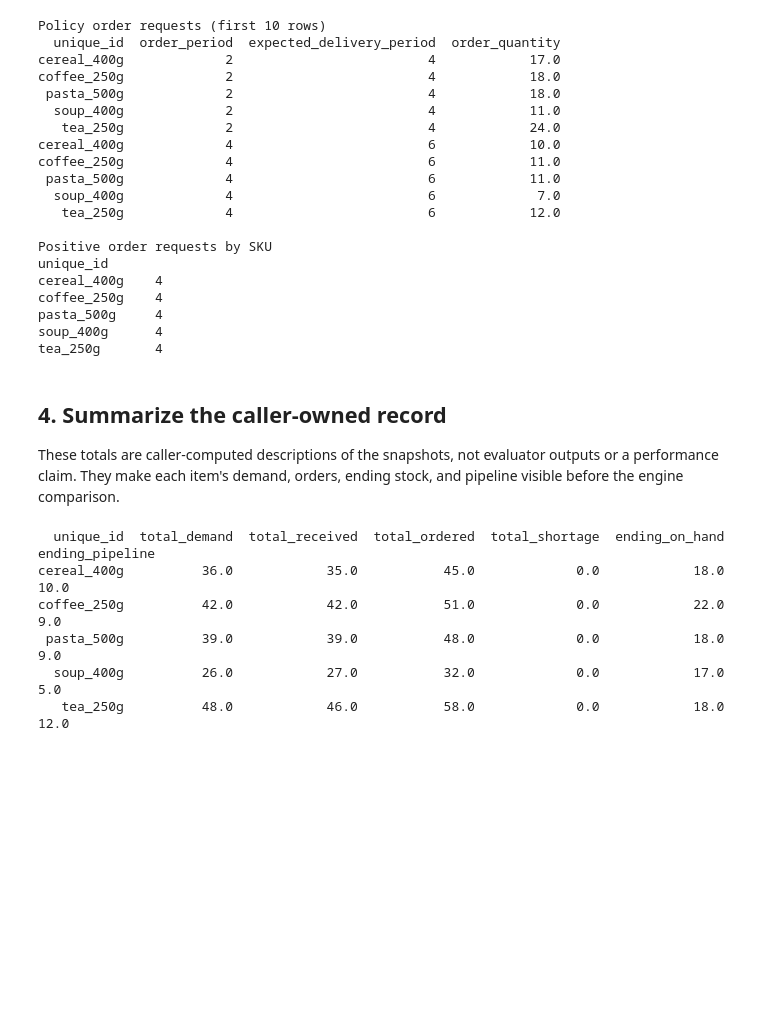
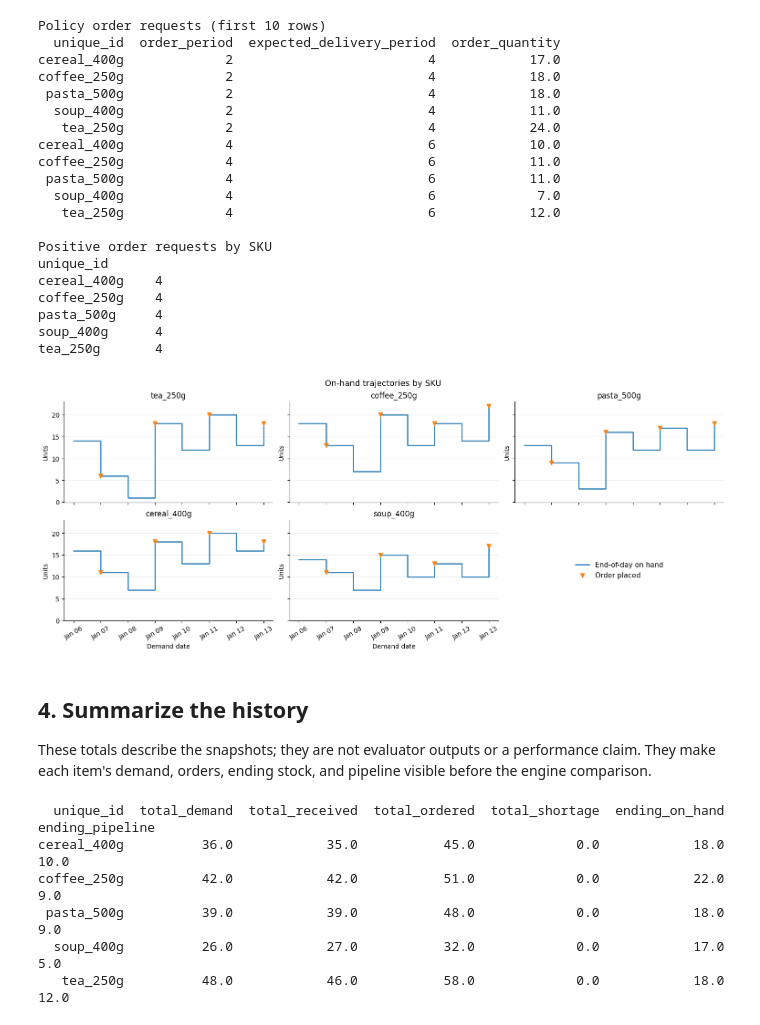
Before and after one commit to FilTheo/stockcast, a Jupyter notebook: examples/notebooks/03_component_loop.ipynb, the cells around one changed output. Cells and saved outputs as stored; diff of their text form; code cells hidden in the pictures; blank space fills up the shorter version.

```diff
--- a/examples/notebooks/03_component_loop.ipynb
+++ b/examples/notebooks/03_component_loop.ipynb
@@ -304,8 +337,34 @@ coffee_250g    4
 pasta_500g     4
 soup_400g      4
 tea_250g       4
+# %%
+# One idea: on-hand sawtooth per SKU; the engine comparison comes later.
+fig, axes = plt.subplots(2, 3, figsize=(15, 6), sharex=True, sharey=True, layout='constrained')
+for axis, sku in zip(axes.flat, skus):
+    series = manual_history.loc[manual_history['unique_id'].eq(sku)].sort_values('period')
+    axis.step(series['date'], series['on_hand'], where='post', color='#2C7FB8', linewidth=1.8)
+    sku_orders = series.loc[series['ordered'] > 0]
+    axis.scatter(sku_orders['date'], sku_orders['on_hand'], marker='v', s=45, color='#F58518', zorder=4)
+    axis.set(title=sku, ylabel='Units')
+    axis.grid(axis='y', alpha=0.22)
+    axis.spines[['top', 'right']].set_visible(False)
+# The sixth slot holds the shared key instead of overlapping the title.
+legend_ax = axes.flat[-1]
+legend_ax.axis('off')
+on_hand_key, = legend_ax.plot([], [], color='#2C7FB8', linewidth=1.8, label='End-of-day on hand')
+order_key = legend_ax.scatter([], [], marker='v', s=45, color='#F58518', label='Order placed')
+legend_ax.legend(handles=[on_hand_key, order_key], loc='center', frameon=False, fontsize=11)
+for axis in (axes[1][0], axes[1][1]):
+    axis.set_xlabel('Demand date')
+    axis.xaxis.set_major_locator(mdates.DayLocator())
+    axis.xaxis.set_major_formatter(mdates.DateFormatter('%b %d'))
+    axis.tick_params(axis='x', labelrotation=30)
+fig.suptitle('On-hand trajectories by SKU', fontsize=13)
+plt.show()
+# %% [output]
+[figure, added]
 # %% [markdown]
-## 4. Summarize the caller-owned record
+## 4. Summarize the history
 
-These totals are caller-computed descriptions of the snapshots, not evaluator outputs or a performance claim. They make each item's demand, orders, ending stock, and pipeline visible before the engine comparison.
+These totals describe the snapshots; they are not evaluator outputs or a performance claim. They make each item's demand, orders, ending stock, and pipeline visible before the engine comparison.
 # %%
```
Also changed, not shown: parts of 25 cells of this notebook, 1 other file.
